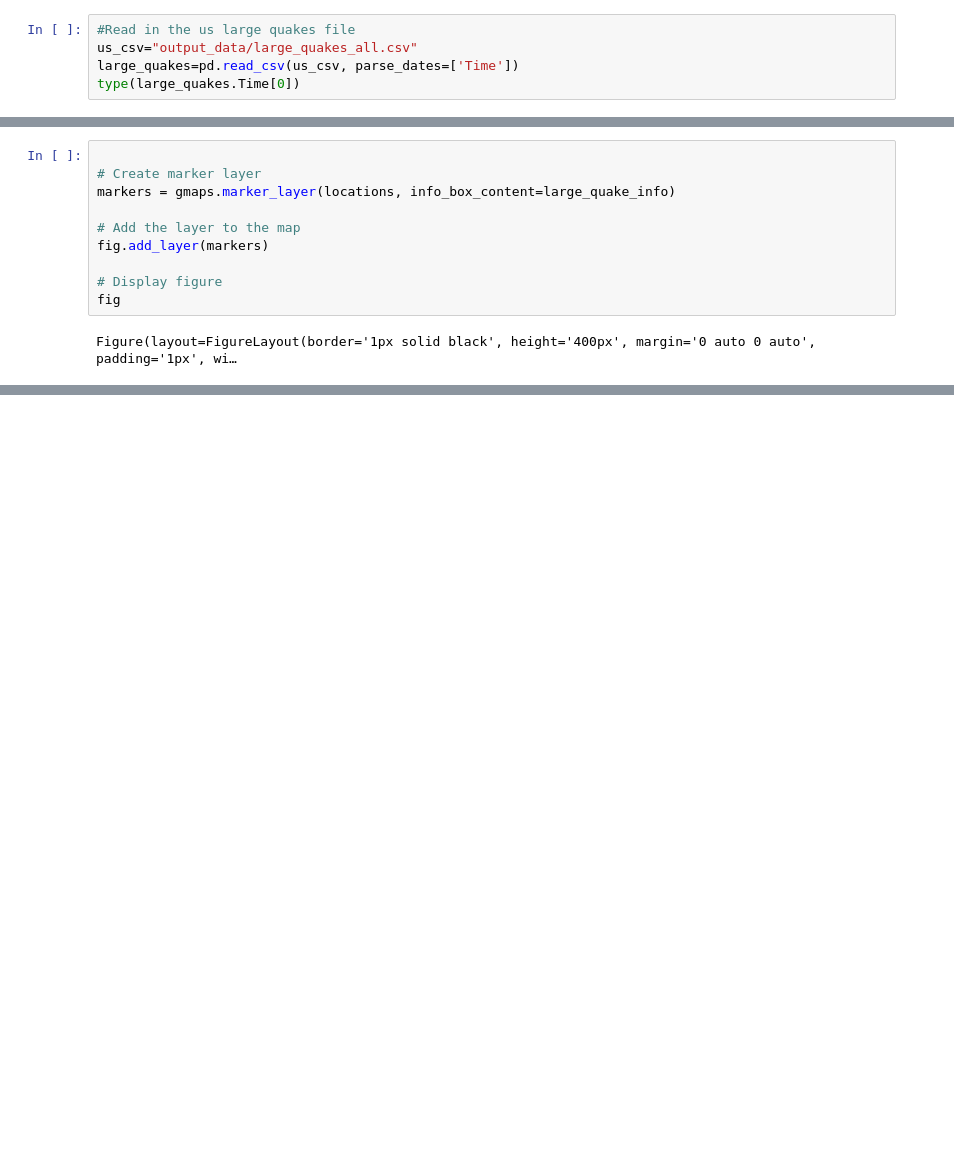
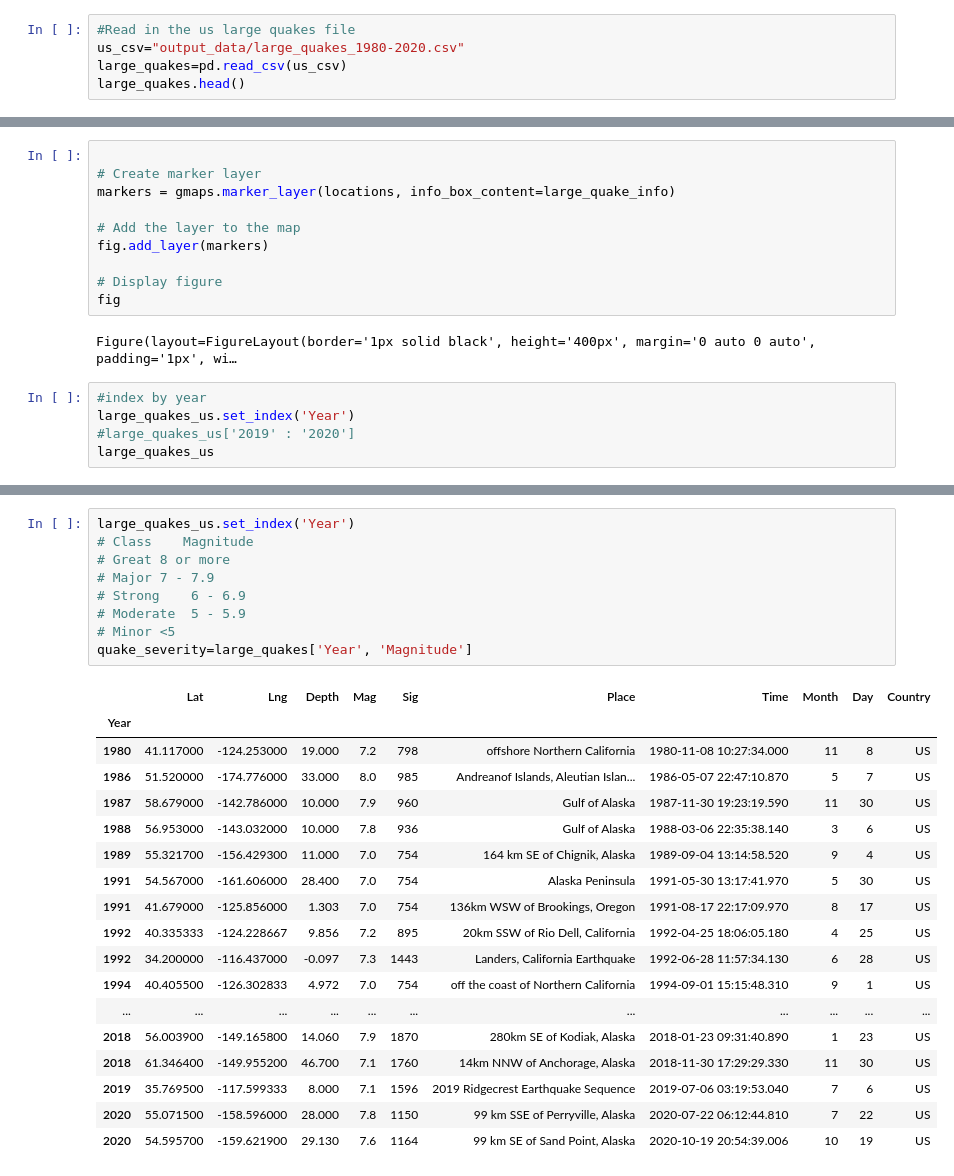
Before and after one commit to nickmangarella/Project-Quake, a Jupyter notebook: earthquakes_usa.ipynb, the cells around one changed output, grey strips where cells are left out. Drawn from its saved outputs; the diff is of its cells as text; blank space fills up the shorter version.

Commit message:
Large quakes 7+ US

```diff
--- a/earthquakes_usa.ipynb
+++ b/earthquakes_usa.ipynb
@@ -15,7 +14,7 @@ from config import gkey
 gmaps.configure(api_key=gkey)
 # %%
 #Read in the us large quakes file
-us_csv="output_data/large_quakes_all.csv"
-large_quakes=pd.read_csv(us_csv, parse_dates=['Time'])
-type(large_quakes.Time[0])
+us_csv="output_data/large_quakes_1980-2020.csv"
+large_quakes=pd.read_csv(us_csv)
+large_quakes.head()
 # %% [output]
@@ -73,3 +76,8 @@ fig.add_layer(markers)
 fig
 # %% [output]
 Figure(layout=FigureLayout(border='1px solid black', height='400px', margin='0 auto 0 auto', padding='1px', wi…
+# %%
+#index by year
+large_quakes_us.set_index('Year')
+#large_quakes_us['2019' : '2020']
+large_quakes_us
@@ -75,0 +102,28 @@ Figure(layout=FigureLayout(border='1px solid black', height='400px', margin='0 a
+# %%
+large_quakes_us.set_index('Year')
+# Class    Magnitude
+# Great	8 or more
+# Major	7 - 7.9
+# Strong	6 - 6.9
+# Moderate	5 - 5.9
+# Minor	<5
+quake_severity=large_quakes['Year', 'Magnitude']
+# %% [output]
+|  | Lat | Lng | Depth | Mag | Sig | Place | Time | Month | Day | Country |
+| Year |  |  |  |  |  |  |  |  |  |  |
+| 1980 | 41.117000 | -124.253000 | 19.000 | 7.2 | 798 | offshore Northern California | 1980-11-08 10:27:34.000 | 11 | 8 | US |
+| 1986 | 51.520000 | -174.776000 | 33.000 | 8.0 | 985 | Andreanof Islands, Aleutian Islan... | 1986-05-07 22:47:10.870 | 5 | 7 | US |
+| 1987 | 58.679000 | -142.786000 | 10.000 | 7.9 | 960 | Gulf of Alaska | 1987-11-30 19:23:19.590 | 11 | 30 | US |
+| 1988 | 56.953000 | -143.032000 | 10.000 | 7.8 | 936 | Gulf of Alaska | 1988-03-06 22:35:38.140 | 3 | 6 | US |
+| 1989 | 55.321700 | -156.429300 | 11.000 | 7.0 | 754 | 164 km SE of Chignik, Alaska | 1989-09-04 13:14:58.520 | 9 | 4 | US |
+| 1991 | 54.567000 | -161.606000 | 28.400 | 7.0 | 754 | Alaska Peninsula | 1991-05-30 13:17:41.970 | 5 | 30 | US |
+| 1991 | 41.679000 | -125.856000 | 1.303 | 7.0 | 754 | 136km WSW of Brookings, Oregon | 1991-08-17 22:17:09.970 | 8 | 17 | US |
+| 1992 | 40.335333 | -124.228667 | 9.856 | 7.2 | 895 | 20km SSW of Rio Dell, California | 1992-04-25 18:06:05.180 | 4 | 25 | US |
+| 1992 | 34.200000 | -116.437000 | -0.097 | 7.3 | 1443 | Landers, California Earthquake | 1992-06-28 11:57:34.130 | 6 | 28 | US |
+| 1994 | 40.405500 | -126.302833 | 4.972 | 7.0 | 754 | off the coast of Northern California | 1994-09-01 15:15:48.310 | 9 | 1 | US |
+| ... | ... | ... | ... | ... | ... | ... | ... | ... | ... | ... |
+| 2018 | 56.003900 | -149.165800 | 14.060 | 7.9 | 1870 | 280km SE of Kodiak, Alaska | 2018-01-23 09:31:40.890 | 1 | 23 | US |
+| 2018 | 61.346400 | -149.955200 | 46.700 | 7.1 | 1760 | 14km NNW of Anchorage, Alaska | 2018-11-30 17:29:29.330 | 11 | 30 | US |
+| 2019 | 35.769500 | -117.599333 | 8.000 | 7.1 | 1596 | 2019 Ridgecrest Earthquake Sequence | 2019-07-06 03:19:53.040 | 7 | 6 | US |
+| 2020 | 55.071500 | -158.596000 | 28.000 | 7.8 | 1150 | 99 km SSE of Perryville, Alaska | 2020-07-22 06:12:44.810 | 7 | 22 | US |
+| 2020 | 54.595700 | -159.621900 | 29.130 | 7.6 | 1164 | 99 km SE of Sand Point, Alaska | 2020-10-19 20:54:39.006 | 10 | 19 | US |
```
Also changed, not shown: parts of 4 cells of this notebook.
